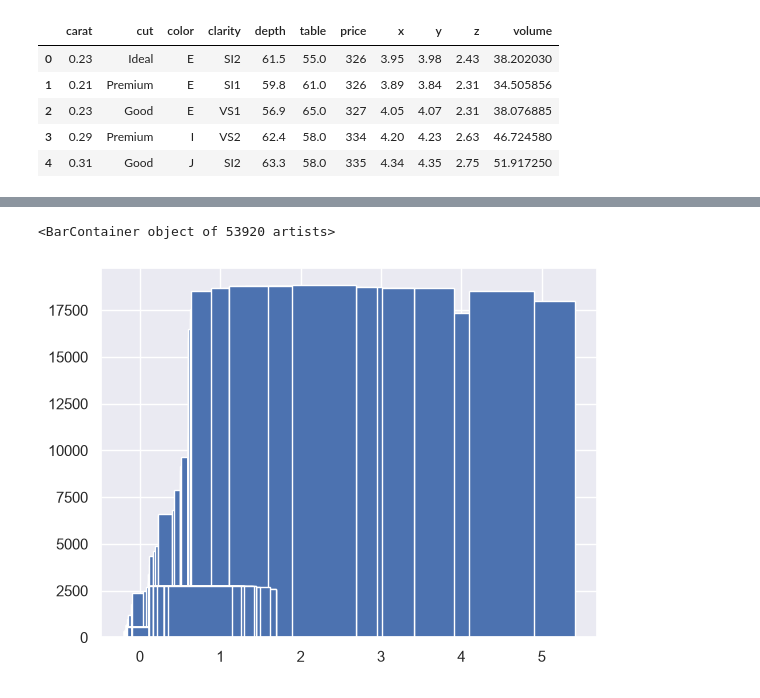
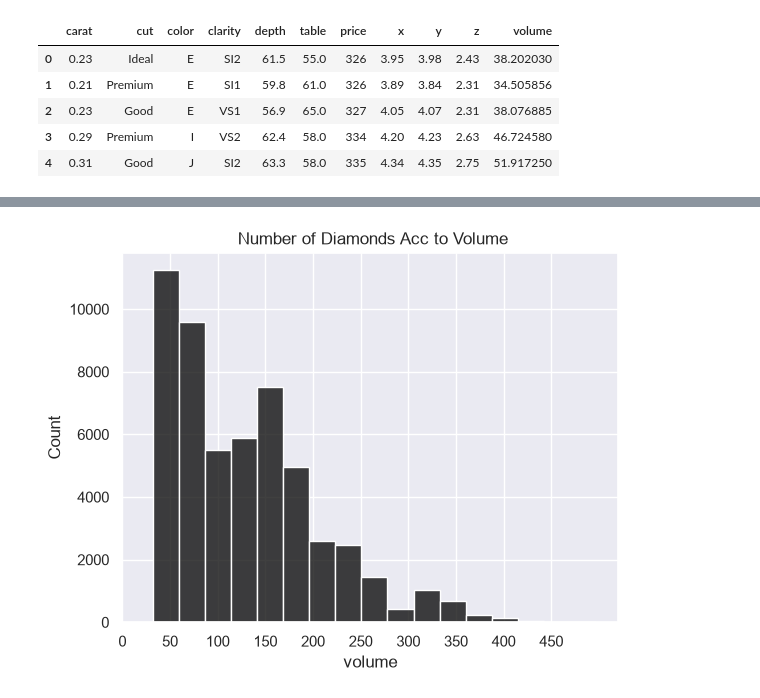
Before and after one commit to amnarashid14/EDA-Project, a Jupyter notebook: code.ipynb, the cells around one changed output, grey strips where cells are left out. Cells and saved outputs as stored; diff of their text form; code cells hidden in the pictures.

```diff
--- a/code.ipynb
+++ b/code.ipynb
@@ -111,5 +137,7 @@ plt.show()
-# %%
-plt.bar(df["carat"], df["price"])
-# %% [output]
-<BarContainer object of 53920 artists>
-[figure, removed]
+# %%
+sns.histplot(data = df[df["volume"]<500], x="volume", bins = "sturges",  color = "black", element="bars" )
+plt.xticks(np.arange(0, 500, 50)) # calculating for less than 500 because above 329.3 are outliers
+plt.title(" Number of Diamonds Acc to Volume")
+plt.show()
+# %% [output]
+[figure, added]
```
Also changed, not shown: parts of 30 cells of this notebook.
